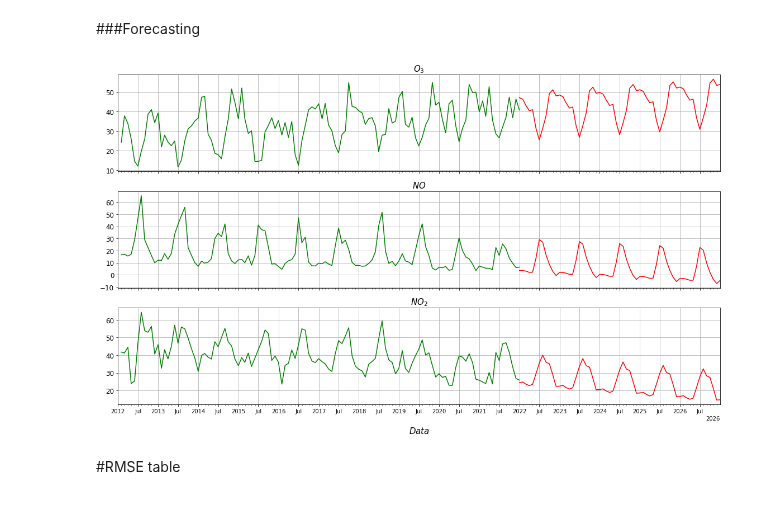
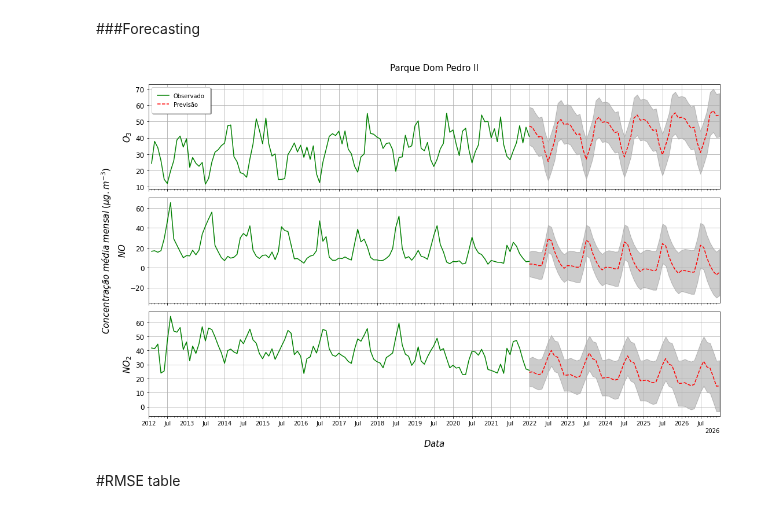
Before and after one commit to antoniogss/air_quality, a Jupyter notebook: sarima_forecasting.ipynb, the cells around one changed output. Drawn from its saved outputs; the diff is of its cells as text; code cells hidden in the pictures.

```diff
--- a/sarima_forecasting.ipynb
+++ b/sarima_forecasting.ipynb
@@ -320,6 +320,8 @@ ci = forecast.conf_int()
 # plt.show()
 # %% [markdown]
 ###Forecasting
+# %%
+ax = fig.add_subplot(111)
 # %%
 y_1 = cp_o3_8h_month
 y_2 = cp_nox_month['NO']
@@ -1179,15 +1253,15 @@ forecast = model_aic.get_forecast(steps=steps)
 
 #predictions and confidence interval
 predictions_pq_no = forecast.predicted_mean
-ci = forecast.conf_int()
+ci_pq_no = forecast.conf_int()
 
 # #Observed Plot
 # fig = y.plot(label='Observed')
 # fig.set_xlabel('Date')
 # fig.set_ylabel('NO')
-# fig.fill_between(ci.index,
-#                  ci.iloc[:, 0],
-#                  ci.iloc[:, 1],
+# fig.fill_between(ci_pq_no.index,
+#                  ci_pq_no.iloc[:, 0],
+#                  ci_pq_no.iloc[:, 1],
 #                  color='k',
 #                  alpha=.2
 #                 )
@@ -1242,15 +1316,15 @@ forecast = model_aic.get_forecast(steps=steps)
 
 #predictions and confidence interval
 predictions_pq_no2 = forecast.predicted_mean
-ci = forecast.conf_int()
+ci_pq_no2 = forecast.conf_int()
 
 # #Observed Plot
 # fig = y.plot(label='Observed')
 # fig.set_xlabel('Date')
 # fig.set_ylabel('NO2')
-# fig.fill_between(ci.index,
-#                  ci.iloc[:, 0],
-#                  ci.iloc[:, 1],
+# fig.fill_between(ci_pq_no2.index,
+#                  ci_pq_no2.iloc[:, 0],
+#                  ci_pq_no2.iloc[:, 1],
 #                  color='k',
 #                  alpha=.2
 #                 )
@@ -1279,9 +1353,16 @@ fig, (ax1, ax2, ax3) = plt.subplots(nrows=3,
 
 ####
 
-ax1.plot(y_1, label='Capão Redondo', color='green')
+ax1.plot(y_1, label='Observado', color='green')
 
-ax1.plot(predictions_pq_o3['2021-12':], label='Previsto', color='red')
+ax1.plot(predictions_pq_o3['2021-12':], '--r', label='Previsão', color='red')
+
+ax1.fill_between(ci_pq_o3['2021-12':].index,
+                 ci_pq_o3['2021-12':].iloc[:, 0],
+                 ci_pq_o3['2021-12':].iloc[:, 1],
+                 color='k',
+                 alpha=.2
+                )
 
 # Major ticks every half year, minor ticks every month
 
@@ -1306,7 +1387,14 @@ for label in ax.get_xticklabels(which='major'):
 
 ax2.plot(y_2, label='Ibirapuera', color='green')
 
-ax2.plot(predictions_pq_no['2021-12':], label='Previsto', color='red')
+ax2.plot(predictions_pq_no['2021-12':], '--r', label='Previsto', color='red')
+
+ax2.fill_between(ci_pq_no['2021-12':].index,
+                 ci_pq_no['2021-12':].iloc[:, 0],
+                 ci_pq_no['2021-12':].iloc[:, 1],
+                 color='k',
+                 alpha=.2
+                )
 
 ax2.xaxis.set_major_locator(dates.MonthLocator(bymonth=(1, 7)))
 
@@ -1327,7 +1415,14 @@ for label in ax.get_xticklabels(which='major'):
 
 ax3.plot(y_3, label='Interlagos', color='green')
 
-ax3.plot(predictions_pq_no2['2021-12':], label='Previsto', color='red')
+ax3.plot(predictions_pq_no2['2021-12':], '--r', label='Previsto', color='red')
+
+ax3.fill_between(ci_pq_no2['2021-12':].index,
+                 ci_pq_no2['2021-12':].iloc[:, 0],
+                 ci_pq_no2['2021-12':].iloc[:, 1],
+                 color='k',
+                 alpha=.2
+                )
 
 ax3.xaxis.set_major_locator(dates.MonthLocator(bymonth=(1, 7)))
 
@@ -1345,48 +1440,51 @@ for label in ax.get_xticklabels(which='major'):
     label.set(rotation=30, horizontalalignment='right')
 
 
-# ax1.legend()
-ax1.set_title('$O_{3}$',fontsize=15)
+ax1.legend(fancybox=True, framealpha=1, shadow=True, borderpad=1)
+ax1.set_title('Parque Dom Pedro II\n',fontsize=15)
+ax1.set_ylabel('$O_{3}$',fontsize=15)
 ax1.set_xlim([dt.datetime(2012,1,1),dt.datetime(2026,12,31)], auto=True)
 
 # ax2.legend()
-ax2.set_title('$NO$',fontsize=15)
+# ax2.set_title('$NO$',fontsize=15)
+ax2.set_ylabel('$NO$',fontsize=15)
 ax2.set_xlim([dt.datetime(2012,1,1),dt.datetime(2026,12,31)], auto=True)
 
 # ax3.legend()
-ax3.set_title('$NO_{2}$',fontsize=15)
+# ax3.set_title('$NO_{2}$',fontsize=15)
+ax3.set_ylabel('$NO_{2}$',fontsize=15)
 ax3.set_xlim([dt.datetime(2012,1,1),dt.datetime(2026,12,31)], auto=True)
 
 fig.add_subplot(111, frameon=False)
 plt.tick_params(labelcolor='none',
                 which='both',
                 top=False,
                 bottom=False,
                 left=False,
                 right=False)
 
 plt.xlabel("\n$Data$",fontsize=15)
-# plt.ylabel("$Sazonalidade\;da\;concentração\;média\;mensal\;dos\;poluentes\;(u.a.)$\n",fontsize=15)
+plt.ylabel("$Concentração\;média\;mensal\;(µg.m^{-3})$\n\n",fontsize=15)
 
 plt.setp([ax1.get_yticklabels(),
           ax2.get_yticklabels(),
           ax3.get_yticklabels()],
          fontsize=12
          )
 
 
 plt.tight_layout()
 
-# plt.savefig(
-#               dir + 'cp_ets_seasonality.jpg',
-#               transparent = True,
-#               bbox_inches = 'tight',
-#               dpi = 500
-#             )
+plt.savefig(
+              dir + 'cp_prediction.jpg',
+              transparent = True,
+              bbox_inches = 'tight',
+              dpi = 500
+            )
 
 plt.show()
 # %% [output]
-[figure, old version]
+[figure, new version]
 # %% [markdown]
 #RMSE table
 # %%
```
Also changed, not shown: parts of 13 cells of this notebook.
